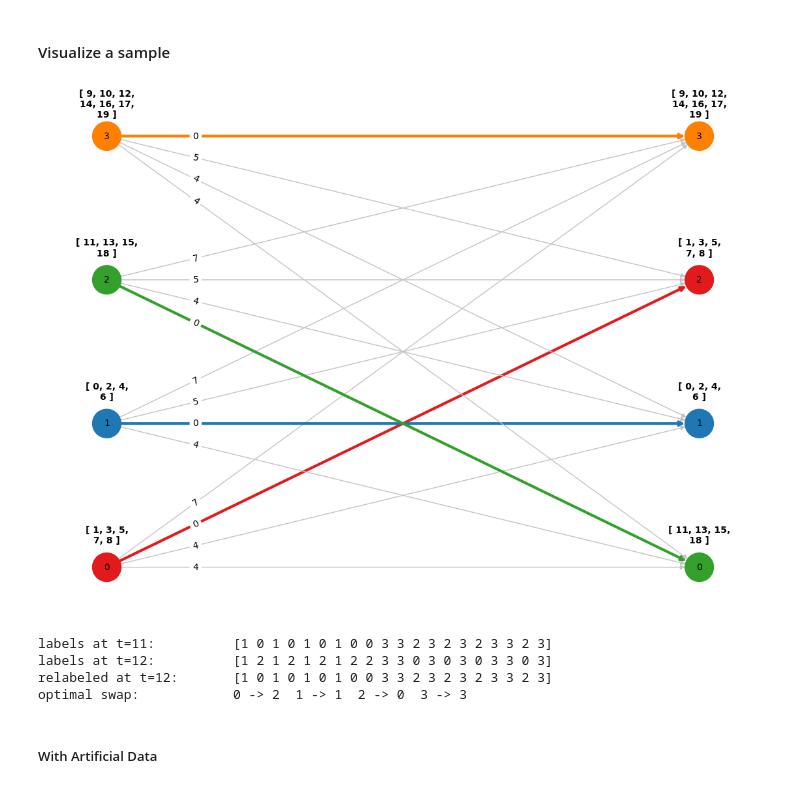
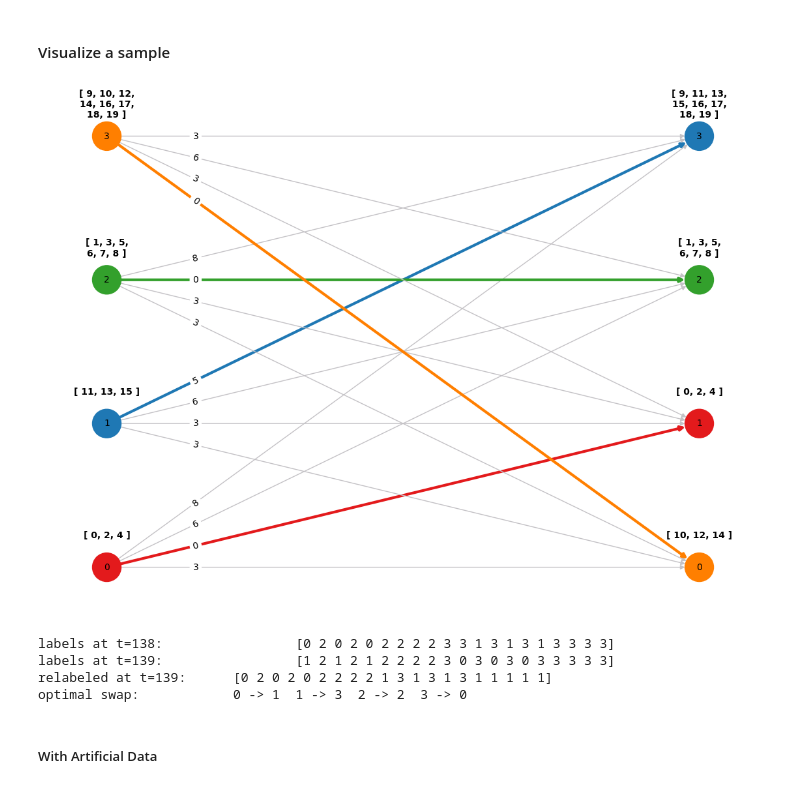
Before and after one commit to gaggioaxel/OoM-Thesis, a Jupyter notebook: code/src/OoM.ipynb, the cells around one changed output. Saved outputs shown, nothing was run; the diff lists cells and outputs as text; code cells hidden in the pictures.

```diff
--- a/code/src/OoM.ipynb
+++ b/code/src/OoM.ipynb
@@ -1167,22 +1230,22 @@ def compute_minimum_weight_cluster(fromLabels:list,toLabels:list,method:Literal[
 # %% [markdown]
 #### Visualize a sample
 # %%
-times = [11,12]
+times = [138,139]
 predicted_labels0 = shi_malik_spectral_clustering_matlab_version(calculate_weight_matrix(angularMomentumTable.iloc[times[0]],adjacencyMatrix))
 predicted_labels1 = shi_malik_spectral_clustering_matlab_version(calculate_weight_matrix(angularMomentumTable.iloc[times[1]],adjacencyMatrix))
 
 optimalLabels,relabelings = compute_minimum_weight_cluster(predicted_labels0,predicted_labels1,method='MWPM',visualize=True,return_relabeling=True)
 #optimalLabels = compute_minimum_weight_cluster(predicted_labels0,predicted_labels1,method='MWPM',visualize=True,return_relabeling=False)
 print(f"labels at t={times[0]}:\t\t",predicted_labels0)
 print(f"labels at t={times[1]}:\t\t",predicted_labels1)
 print(f'relabeled at t={times[1]}:\t',optimalLabels)
 print('optimal swap:\t\t',str(relabelings).replace(':',' ->').replace(',','\t')[1:-1])
 # %% [output]
-[figure, old version]
+[figure, new version]
-labels at t=11:          [1 0 1 0 1 0 1 0 0 3 3 2 3 2 3 2 3 3 2 3]
-labels at t=12:          [1 2 1 2 1 2 1 2 2 3 3 0 3 0 3 0 3 3 0 3]
-relabeled at t=12:       [1 0 1 0 1 0 1 0 0 3 3 2 3 2 3 2 3 3 2 3]
-optimal swap:            0 -> 2  1 -> 1  2 -> 0  3 -> 3
+labels at t=138:                 [0 2 0 2 0 2 2 2 2 3 3 1 3 1 3 1 3 3 3 3]
+labels at t=139:                 [1 2 1 2 1 2 2 2 2 3 0 3 0 3 0 3 3 3 3 3]
+relabeled at t=139:      [0 2 0 2 0 2 2 2 2 1 3 1 3 1 3 1 1 1 1 1]
+optimal swap:            0 -> 1  1 -> 3  2 -> 2  3 -> 0
 # %% [markdown]
 ##### With Artificial Data
 # %%
```
Also changed, not shown: parts of 12 cells of this notebook, 2 other files.
